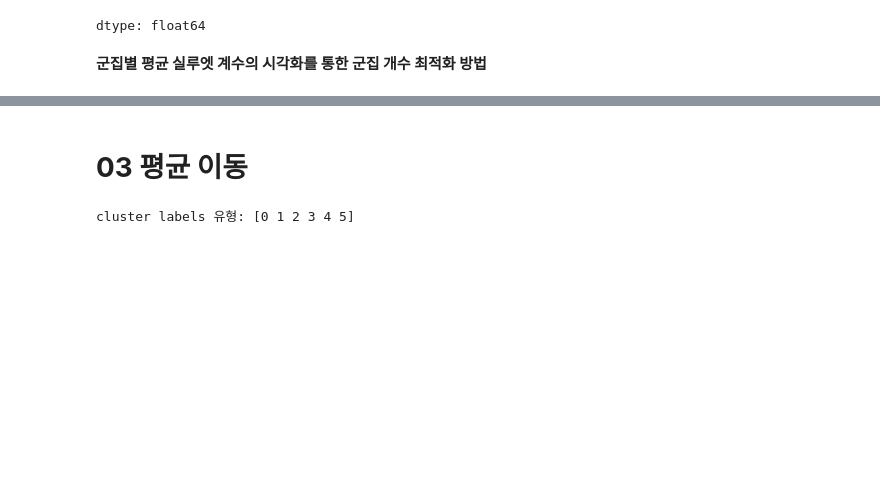
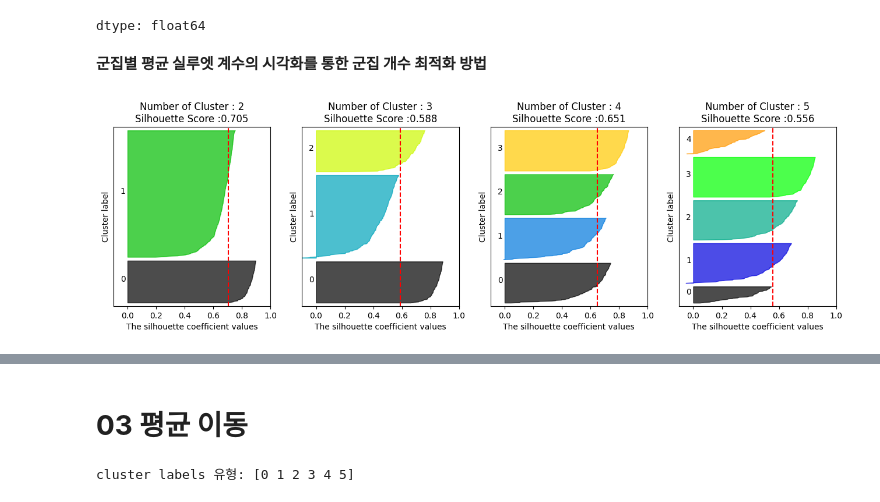
Before and after one commit to hyeyoon04/8th-ML, a Jupyter notebook: Week11_예습과제_최혜윤.ipynb, the cells around one changed output, grey strips where cells are left out. Drawn from its saved outputs; the diff is of its cells as text; code cells hidden in the pictures; blank space fills up the shorter version.

```diff
--- a/Week11_예습과제_최혜윤.ipynb
+++ b/Week11_예습과제_최혜윤.ipynb
@@ -212,5 +265,10 @@ dtype: float64
 # %%
 # make_blobs를 통해 군집화를 위한 4개의 군집 중심의 500개 2차원 데이터 세트 생성
 from sklearn.datasets import make_blobs
 X, y = make_blobs(n_samples=500, n_features=2, centers=4, cluster_std=1,
                 center_box=(-10.0, 10.0), shuffle=True, random_state=1)
+
+# 군집 개수가 2개, 3개, 4개, 5개일 때의 군집별 실루엣 계수 평균값을 시각화
+visualize_silhouette([2, 3, 4, 5], X)
+# %% [output]
+[figure, added]
```
Also changed, not shown: parts of 16 cells of this notebook.
